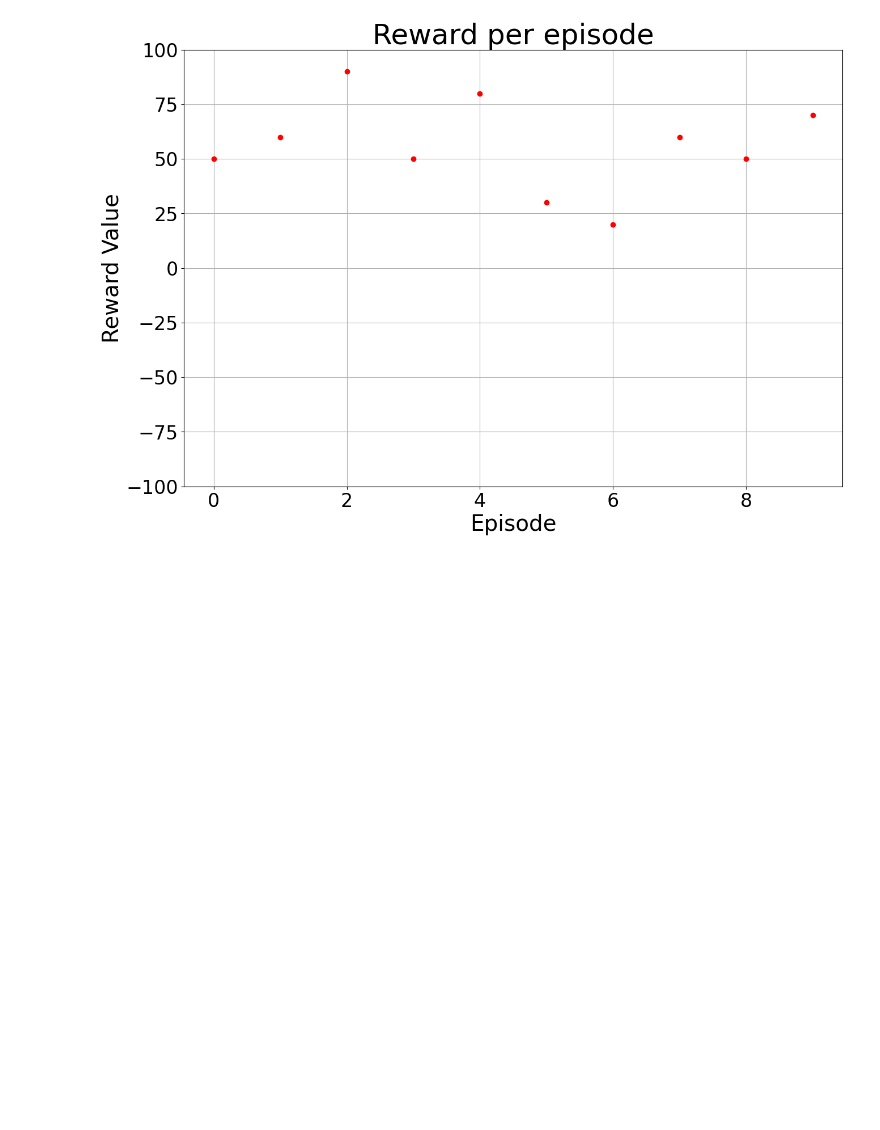
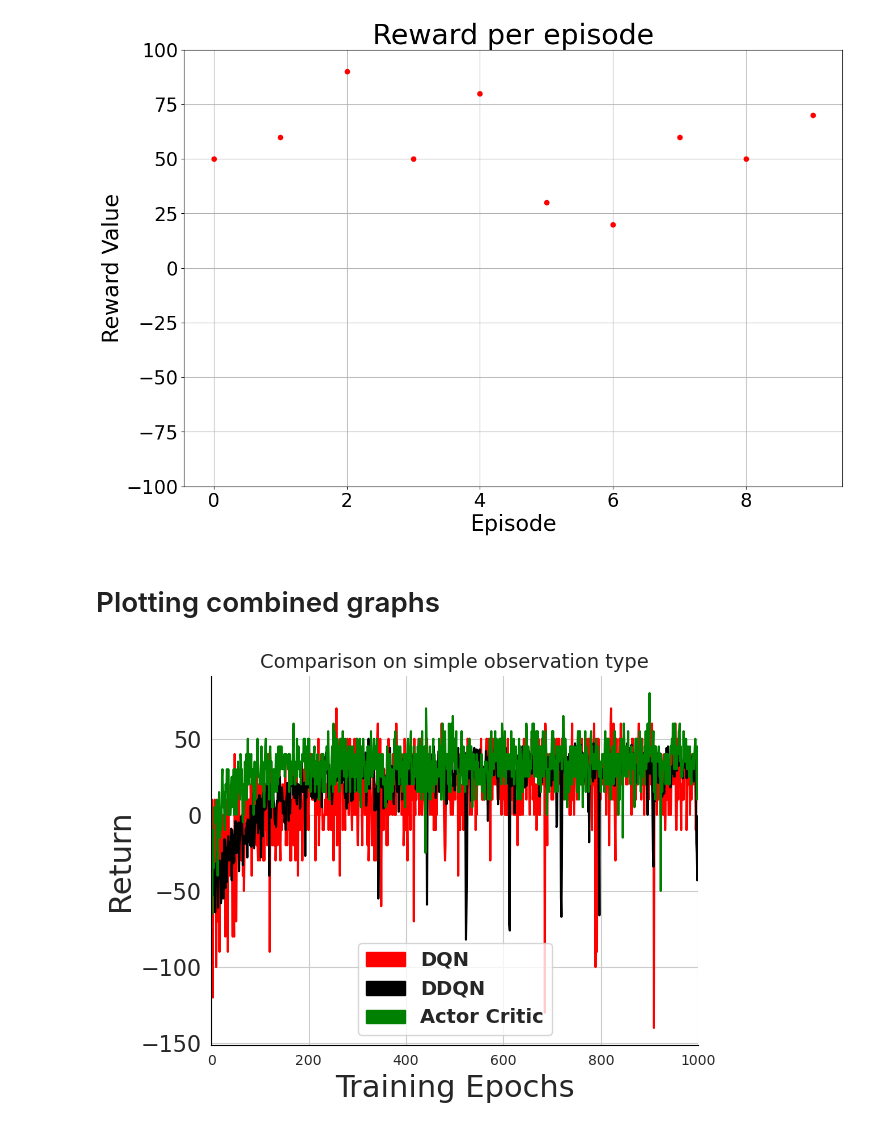
Before and after one commit to jhhunter/CSE546FinalProject, a Jupyter notebook: jhhunter_ubansal_final_project.ipynb, the cells around one changed output. Saved outputs shown, nothing was run; the diff lists cells and outputs as text; code cells hidden in the pictures; blank space fills up the shorter version.

```diff
--- a/jhhunter_ubansal_final_project.ipynb
+++ b/jhhunter_ubansal_final_project.ipynb
@@ -1885,3 +1905,5 @@ plot_test_rewards(environment_name, algorithm_name, test_rewards, min_reward, ma
 # %% [output]
 <Figure size 640x480 with 0 Axes>
 [figure]
+# %% [markdown]
+# Plotting combined graphs
@@ -1887,0 +1918,40 @@ plot_test_rewards(environment_name, algorithm_name, test_rewards, min_reward, ma
+# %%
+# Resizing lists to 1000 length
+np_simple_dqn_total_rewards = compact_and_convert(simple_dqn_total_rewards)
+np_simple_ddqn_total_rewards = compact_and_convert(simple_ddqn_total_rewards)
+np_simple_ac_episodic_rewards = compact_and_convert(simple_ac_episodic_rewards)
+np_complex_dqn_total_rewards = compact_and_convert(complex_dqn_total_rewards)
+np_complex_ddqn_total_rewards = compact_and_convert(complex_ddqn_total_rewards)
+np_complex_ac_episodic_rewards = compact_and_convert(complex_ac_episodic_rewards)
+np_random_fire_dqn_total_rewards = compact_and_convert(random_fire_dqn_total_rewards)
+np_random_fire_ddqn_total_rewards = compact_and_convert(random_fire_ddqn_total_rewards)
+np_complex_random_ac_episodic_rewards = compact_and_convert(complex_random_ac_episodic_rewards)
+# %%
+# Code for plotting inspired from https://www.reddit.com/r/reinforcementlearning/comments/gnvlcp/way_to_plot_goodlooking_rewards_plots/
+
+def plot_graph(data_list, title, colors=["red", "black", "green"], labels=["DQN", "DDQN","Actor Critic"]):
+    min_len = 1000
+    sns.set_style("whitegrid", {'axes.grid' : True, 'axes.edgecolor':'black'})
+    fig = plt.figure()
+    plt.clf()
+    ax = fig.gca()
+    color_patch = []
+    for color, label, data in zip(colors, labels, data_list):
+        sns.lineplot(data=data, color=color, ci=95)
+        color_patch.append(mpatches.Patch(color=color, label=label))
+    plt.xlim([0, min_len])
+    plt.xlabel('Training Epochs', fontsize=22)
+    plt.ylabel('Return', fontsize=22)
+    lgd=plt.legend(
+    frameon=True, fancybox=True, \
+    prop={'weight':'bold', 'size':14}, handles=color_patch, loc="best")
+    plt.title(title, fontsize=14)
+    ax = plt.gca()
+    plt.setp(ax.get_yticklabels(), fontsize=16)
+    sns.despine()
+    plt.tight_layout()
+    plt.show()
+# %%
+plot_graph([np_simple_dqn_total_rewards, np_simple_ddqn_total_rewards, np_simple_ac_episodic_rewards], title='Comparison on simple observation type')
+# %% [output]
+[figure, added]
```
Also changed, not shown: parts of 12 cells of this notebook.
